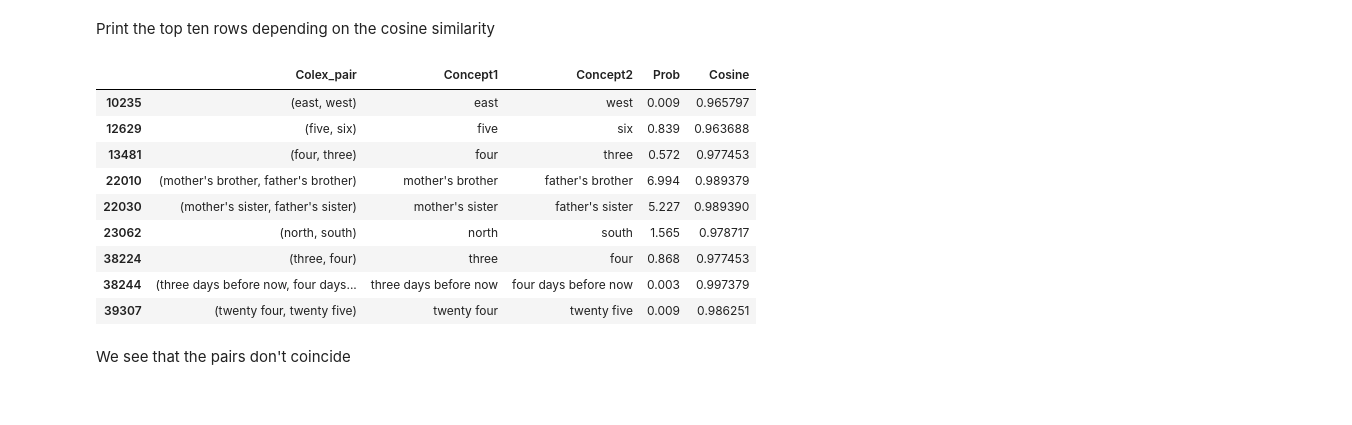
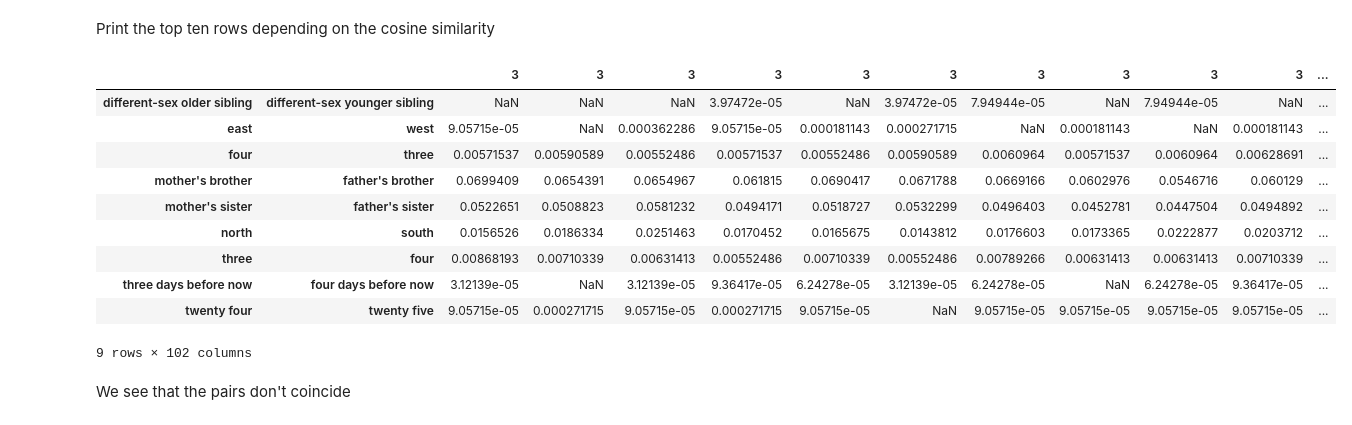
Before and after one commit to sarabert96/Colexification, a Jupyter notebook: 06_AnalysisBootCosine.ipynb, the cells around one changed output. Cells and saved outputs as stored; diff of their text form; code cells hidden in the pictures.

```diff
--- a/06_AnalysisBootCosine.ipynb
+++ b/06_AnalysisBootCosine.ipynb
@@ -37,0 +81,2 @@ Name: Prob, dtype: float64
+# %%
+dfTT['Prob_mean'] = dfTT.mean(axis=1)
@@ -197,7 +294,7 @@ We see that to a pair, correspond more than one row. In the following code we se
 # %%
 # getting the cosines values from the df, for every pair of the bootstrapped df
 cosines = []
-for c in df_colex_prob['Colex_pair']:
+for c in dfTT.index:
   cosines.append(df_cosine[df_cosine['Concepticon_pair']==str(c)].cosine_sim.iloc[0])
 # %%
 len(cosines)
@@ -206,4 +303,4 @@ len(cosines)
 # %%
-df_colex_prob['Cosine']=cosines # add the cosines to the df
+dfTT['Cosine']=cosines # add the cosines to the df
 # %% [markdown]
 Print the top ten rows depending on the probability
@@ -225,20 +358,21 @@ df_colex_prob[df_colex_prob['Prob']>topTenProb]
 # %% [markdown]
 Print the top ten rows depending on the cosine similarity
 # %%
-topTenCos = sorted(list(df_colex_prob['Cosine']))[-10]
+topTenCos = sorted(list(dfTT['Cosine']))[-10]
 # %%
-df_colex_prob[df_colex_prob['Cosine']>topTenCos]
+dfTT[dfTT['Cosine']>topTenCos]
 # %% [output]
-|  | Colex_pair | Concept1 | Concept2 | Prob | Cosine |
-| 10235 | (east, west) | east | west | 0.009 | 0.965797 |
-| 12629 | (five, six) | five | six | 0.839 | 0.963688 |
-| 13481 | (four, three) | four | three | 0.572 | 0.977453 |
-| 22010 | (mother's brother, father's brother) | mother's brother | father's brother | 6.994 | 0.989379 |
-| 22030 | (mother's sister, father's sister) | mother's sister | father's sister | 5.227 | 0.989390 |
-| 23062 | (north, south) | north | south | 1.565 | 0.978717 |
-| 38224 | (three, four) | three | four | 0.868 | 0.977453 |
-| 38244 | (three days before now, four days... | three days before now | four days before now | 0.003 | 0.997379 |
-| 39307 | (twenty four, twenty five) | twenty four | twenty five | 0.009 | 0.986251 |
+|  |  | 3 | 3 | 3 | 3 | 3 | 3 | 3 | 3 | 3 | 3 | ... |
+| different-sex older sibling | different-sex younger sibling | NaN | NaN | NaN | 3.97472e-05 | NaN | 3.97472e-05 | 7.94944e-05 | NaN | 7.94944e-05 | NaN | ... |
+| east | west | 9.05715e-05 | NaN | 0.000362286 | 9.05715e-05 | 0.000181143 | 0.000271715 | NaN | 0.000181143 | NaN | 0.000181143 | ... |
+| four | three | 0.00571537 | 0.00590589 | 0.00552486 | 0.00571537 | 0.00552486 | 0.00590589 | 0.0060964 | 0.00571537 | 0.0060964 | 0.00628691 | ... |
+| mother's brother | father's brother | 0.0699409 | 0.0654391 | 0.0654967 | 0.061815 | 0.0690417 | 0.0671788 | 0.0669166 | 0.0602976 | 0.0546716 | 0.060129 | ... |
+| mother's sister | father's sister | 0.0522651 | 0.0508823 | 0.0581232 | 0.0494171 | 0.0518727 | 0.0532299 | 0.0496403 | 0.0452781 | 0.0447504 | 0.0494892 | ... |
+| north | south | 0.0156526 | 0.0186334 | 0.0251463 | 0.0170452 | 0.0165675 | 0.0143812 | 0.0176603 | 0.0173365 | 0.0222877 | 0.0203712 | ... |
+| three | four | 0.00868193 | 0.00710339 | 0.00631413 | 0.00552486 | 0.00710339 | 0.00552486 | 0.00789266 | 0.00631413 | 0.00631413 | 0.00710339 | ... |
+| three days before now | four days before now | 3.12139e-05 | NaN | 3.12139e-05 | 9.36417e-05 | 6.24278e-05 | 3.12139e-05 | 6.24278e-05 | NaN | 6.24278e-05 | 9.36417e-05 | ... |
+| twenty four | twenty five | 9.05715e-05 | 0.000271715 | 9.05715e-05 | 0.000271715 | 9.05715e-05 | NaN | 9.05715e-05 | 9.05715e-05 | 9.05715e-05 | 9.05715e-05 | ... |
+9 rows × 102 columns
 # %% [markdown]
 We see that the pairs don't coincide
 # %% [markdown]
```
Also changed, not shown: parts of 61 cells of this notebook.
